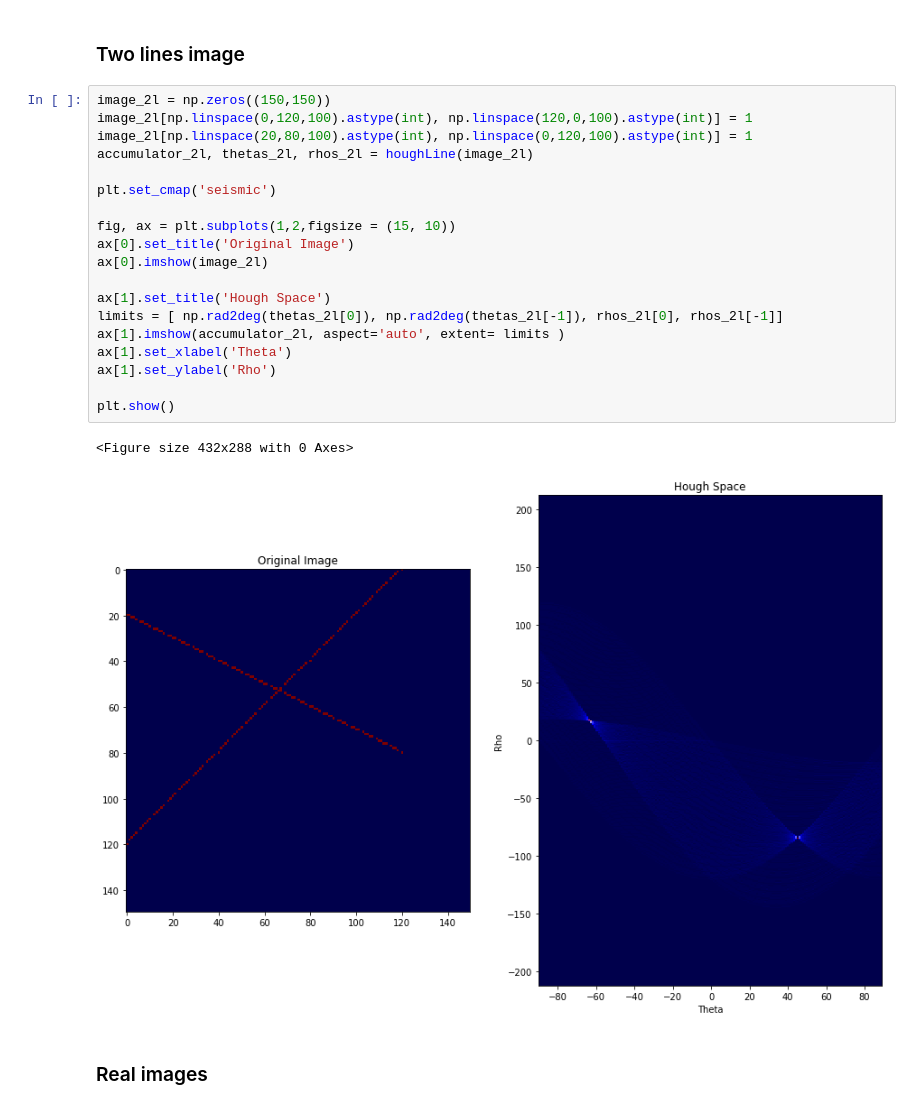
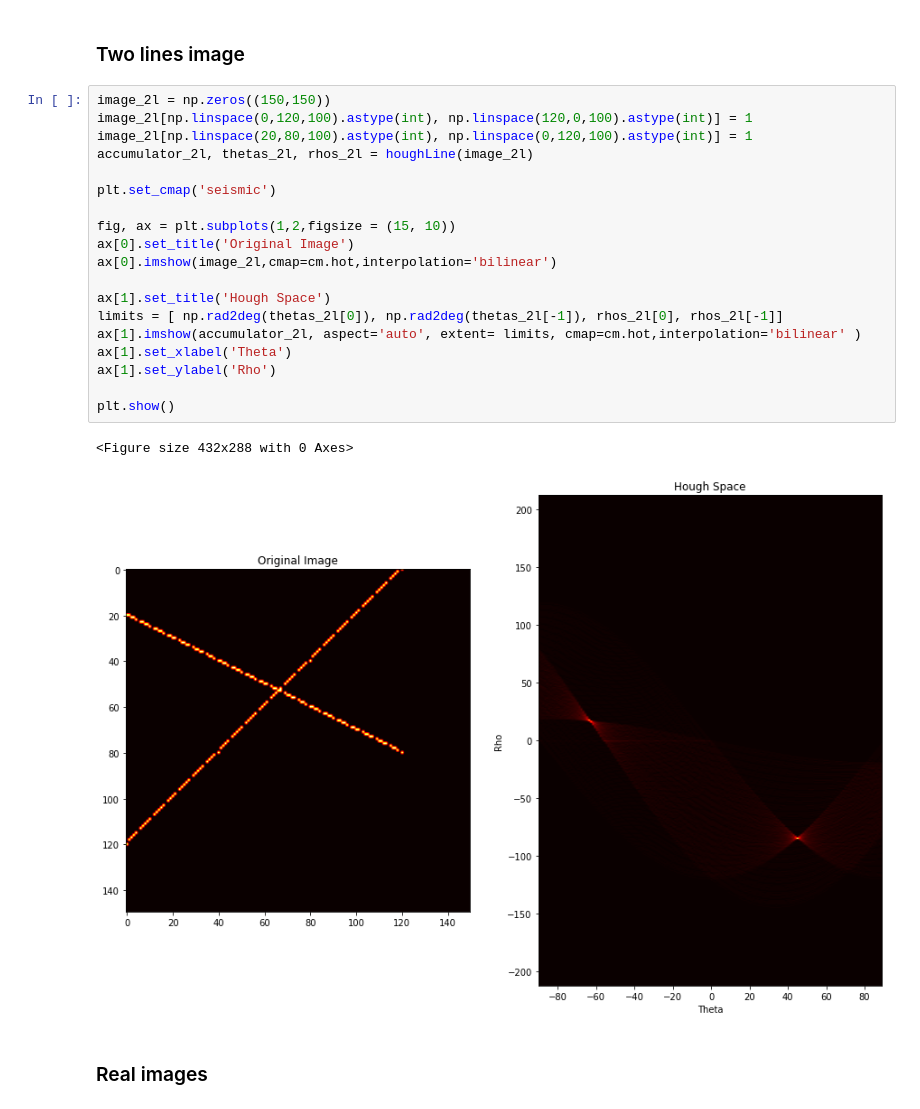
Before and after one commit to sbme-tutorials/sbme-tutorials.github.io, a Jupyter notebook: 2020/cv/notebooks/Hough.ipynb, the cells around one changed output. Saved outputs shown, nothing was run; the diff lists cells and outputs as text.

```diff
--- a/2020/cv/notebooks/Hough.ipynb
+++ b/2020/cv/notebooks/Hough.ipynb
@@ -149,25 +151,25 @@ plt.show()
 # %%
 image_2l = np.zeros((150,150))
 image_2l[np.linspace(0,120,100).astype(int), np.linspace(120,0,100).astype(int)] = 1
 image_2l[np.linspace(20,80,100).astype(int), np.linspace(0,120,100).astype(int)] = 1
 accumulator_2l, thetas_2l, rhos_2l = houghLine(image_2l)
 
 plt.set_cmap('seismic')
 
 fig, ax = plt.subplots(1,2,figsize = (15, 10))
 ax[0].set_title('Original Image')
-ax[0].imshow(image_2l)
+ax[0].imshow(image_2l,cmap=cm.hot,interpolation='bilinear')
 
 ax[1].set_title('Hough Space')
 limits = [ np.rad2deg(thetas_2l[0]), np.rad2deg(thetas_2l[-1]), rhos_2l[0], rhos_2l[-1]]
-ax[1].imshow(accumulator_2l, aspect='auto', extent= limits )
+ax[1].imshow(accumulator_2l, aspect='auto', extent= limits, cmap=cm.hot,interpolation='bilinear' )
 ax[1].set_xlabel('Theta')
 ax[1].set_ylabel('Rho')
 
 plt.show()
 # %% [output]
 <Figure size 432x288 with 0 Axes>
-[figure, old version]
+[figure, new version]
 # %% [markdown]
 ### Real images
 # %%
```
Also changed, not shown: parts of 7 cells of this notebook, 7 other files.
